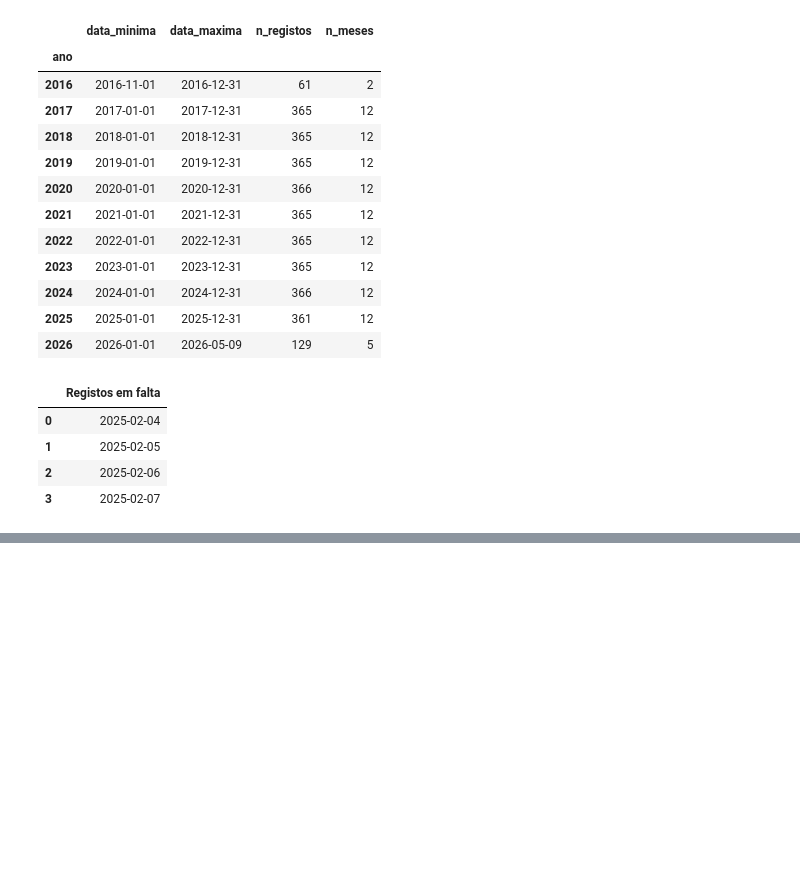
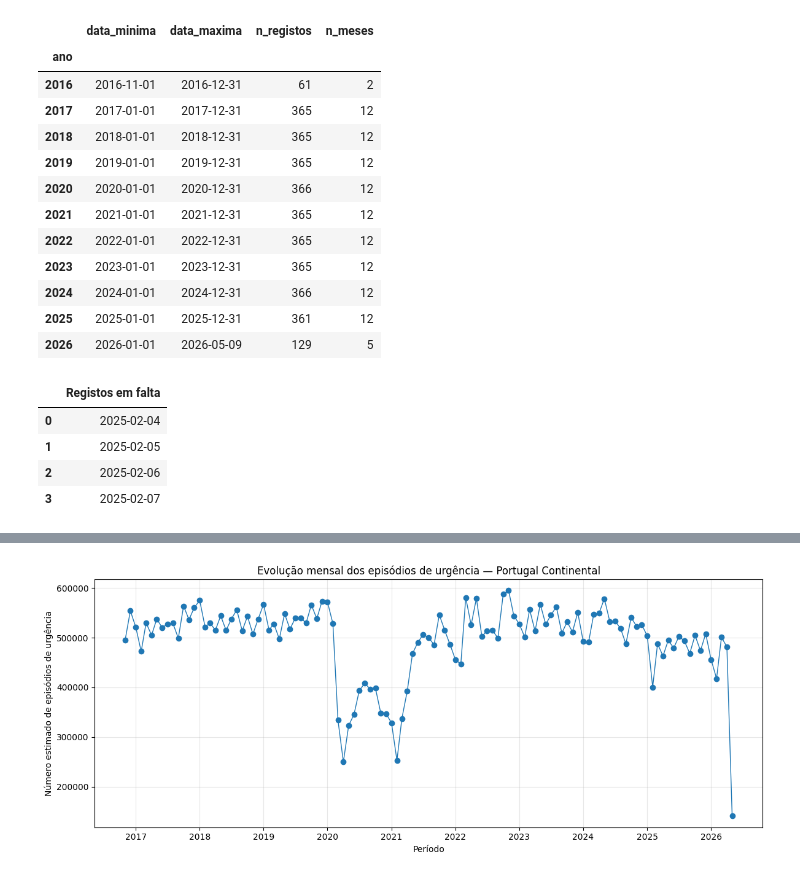
Before and after one commit to ivomargarido/ed-crowding-sns-portugal, a Jupyter notebook: notebooks/01_eda_monitorizacao_urgencias_sns.ipynb, the cells around one changed output, grey strips where cells are left out. Drawn from its saved outputs; the diff is of its cells as text; code cells hidden in the pictures; blank space fills up the shorter version.

```diff
--- a/notebooks/01_eda_monitorizacao_urgencias_sns.ipynb
+++ b/notebooks/01_eda_monitorizacao_urgencias_sns.ipynb
@@ -744,0 +801,39 @@ df_faltas_2025
+# %%
+# Define a pasta onde os gráficos serão guardados
+FIGURES_DIR = Path("../reports/figures")
+
+# Cria a pasta, caso ainda não exista
+FIGURES_DIR.mkdir(parents=True, exist_ok=True)
+
+# Cria a figura e o eixo do gráfico
+fig, ax = plt.subplots(figsize=(12, 5))
+
+# Cria a linha temporal com o total mensal de episódios de urgência
+ax.plot(
+    df_nacional_mensal["periodo_mes"],
+    df_nacional_mensal["episodios_urgencia_total"],
+    marker="o",
+    linewidth=1
+)
+
+# Define título e nomes dos eixos
+ax.set_title("Evolução mensal dos episódios de urgência — Portugal Continental")
+ax.set_xlabel("Período")
+ax.set_ylabel("Número estimado de episódios de urgência")
+
+# Adiciona grelha para facilitar a leitura
+ax.grid(True, alpha=0.3)
+
+# Ajusta o layout do gráfico
+plt.tight_layout()
+
+# Guarda o gráfico em formato PNG para usar no relatório e no GitHub
+plt.savefig(
+    FIGURES_DIR / "evolucao_mensal_episodios_urgencia_portugal_continental.png",
+    dpi=300
+)
+
+# Mostra o gráfico no notebook
+plt.show()
+# %% [output]
+[figure, added]
```
Also changed, not shown: parts of 26 cells of this notebook, 4 other files.
